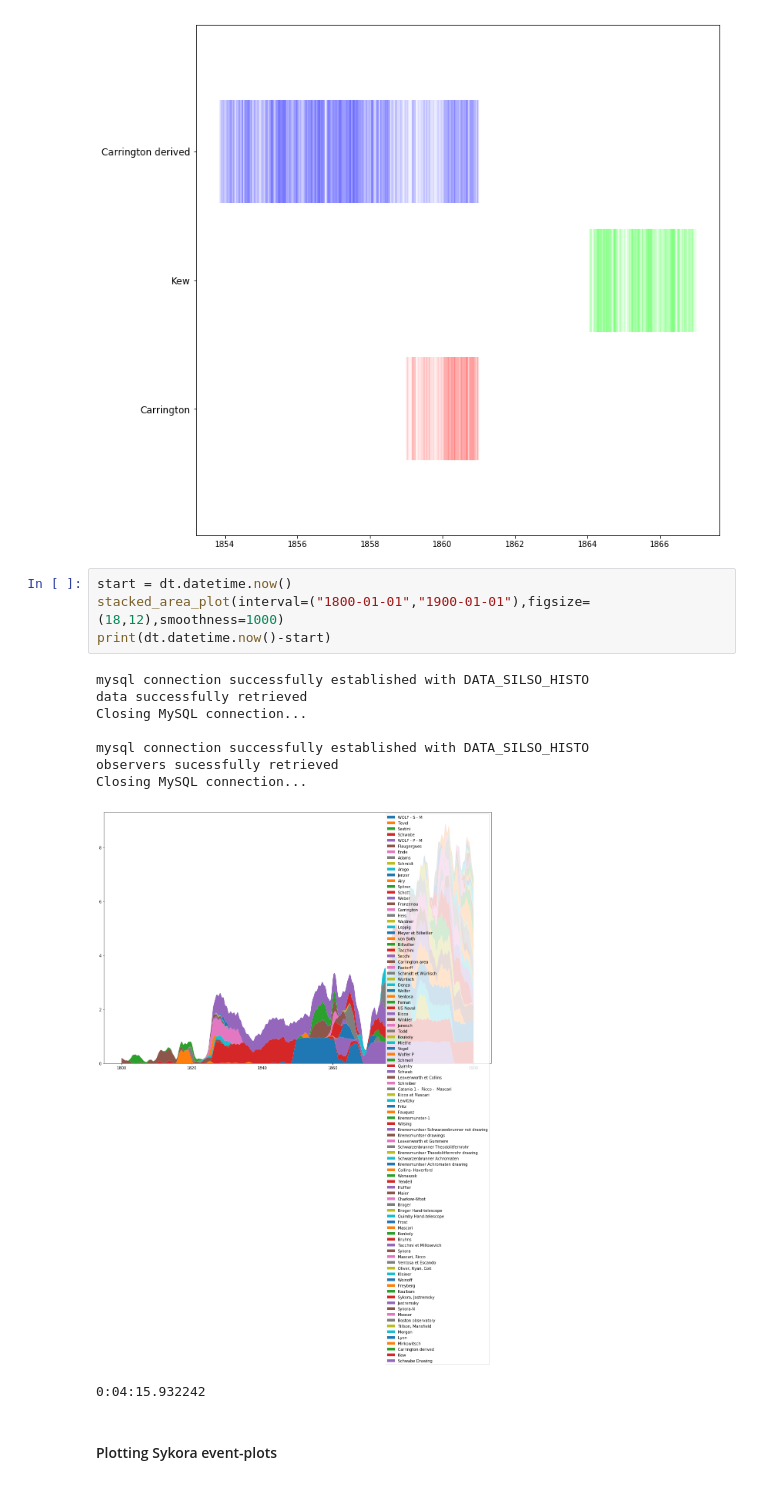
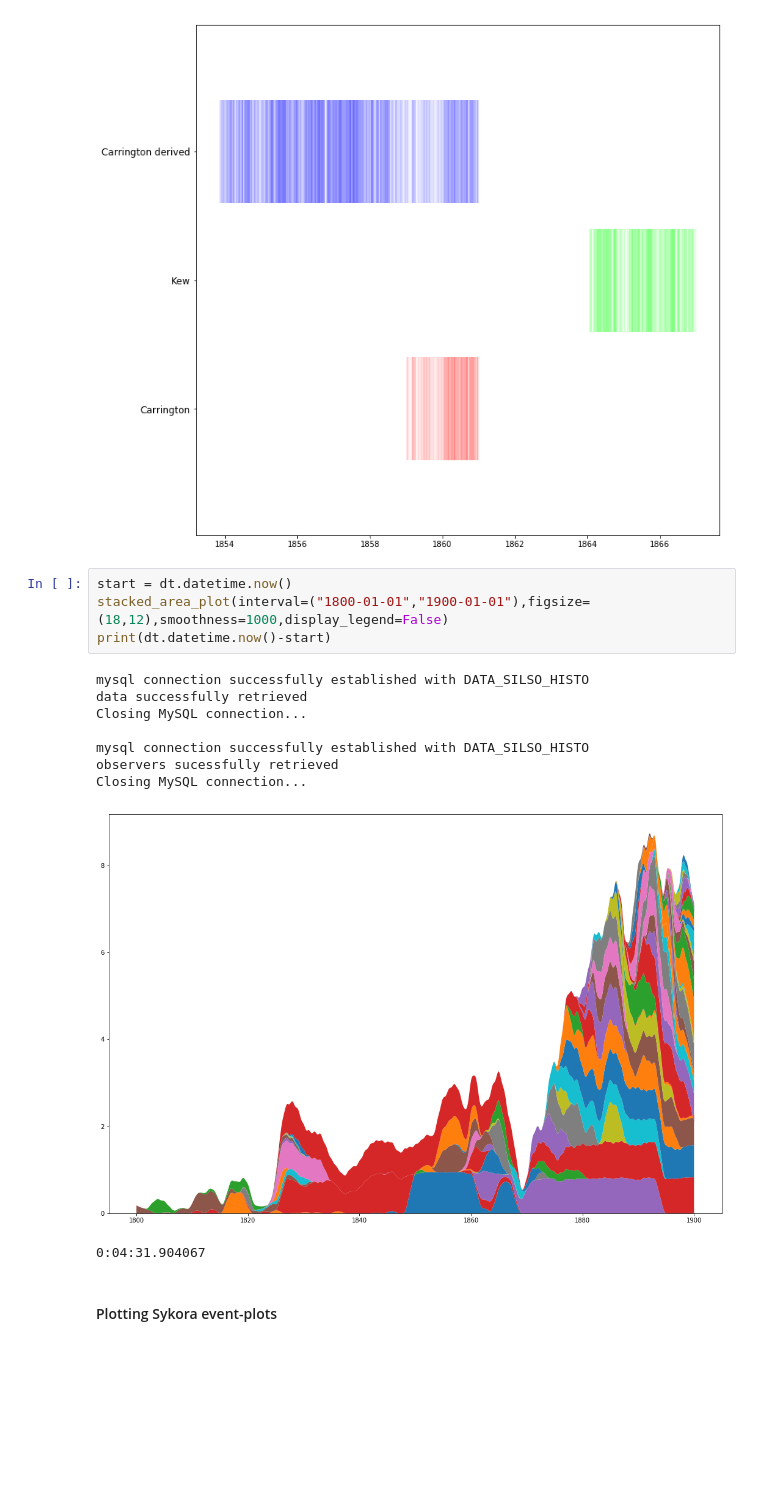
Before and after one commit to dcxSt/DATA_SILSO_HISTO_search, a Jupyter notebook: Frequency and number of observation plots.ipynb, the cells around one changed output. Saved outputs shown, nothing was run; the diff lists cells and outputs as text; blank space fills up the shorter version.

```diff
--- a/Frequency and number of observation plots.ipynb
+++ b/Frequency and number of observation plots.ipynb
@@ -173,18 +176,18 @@ Closing MySQL connection...
 [figure]
 # %%
 start = dt.datetime.now()
-stacked_area_plot(interval=("1800-01-01","1900-01-01"),figsize=(18,12),smoothness=1000)
+stacked_area_plot(interval=("1800-01-01","1900-01-01"),figsize=(18,12),smoothness=1000,display_legend=False)
 print(dt.datetime.now()-start)
 # %% [output]
 mysql connection successfully established with DATA_SILSO_HISTO
 data successfully retrieved
 Closing MySQL connection...
 
 mysql connection successfully established with DATA_SILSO_HISTO
 observers sucessfully retrieved
 Closing MySQL connection...
-[figure, old version]
+[figure, new version]
-0:04:15.932242
+0:04:31.904067
 # %% [markdown]
 #### Plotting Sykora event-plots
 # %%
```
Also changed, not shown: parts of 1 cell of this notebook, 2 other files.
